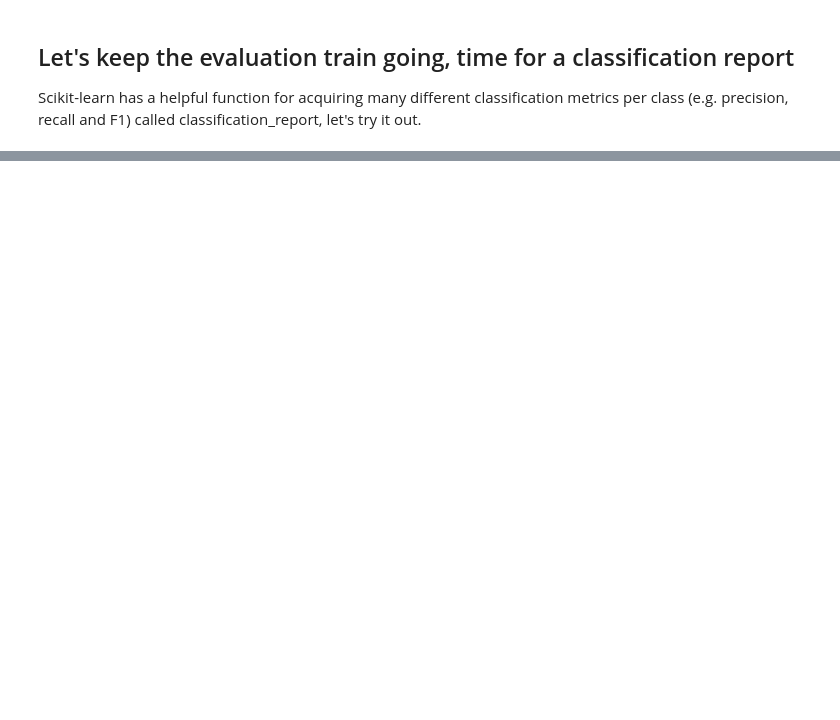
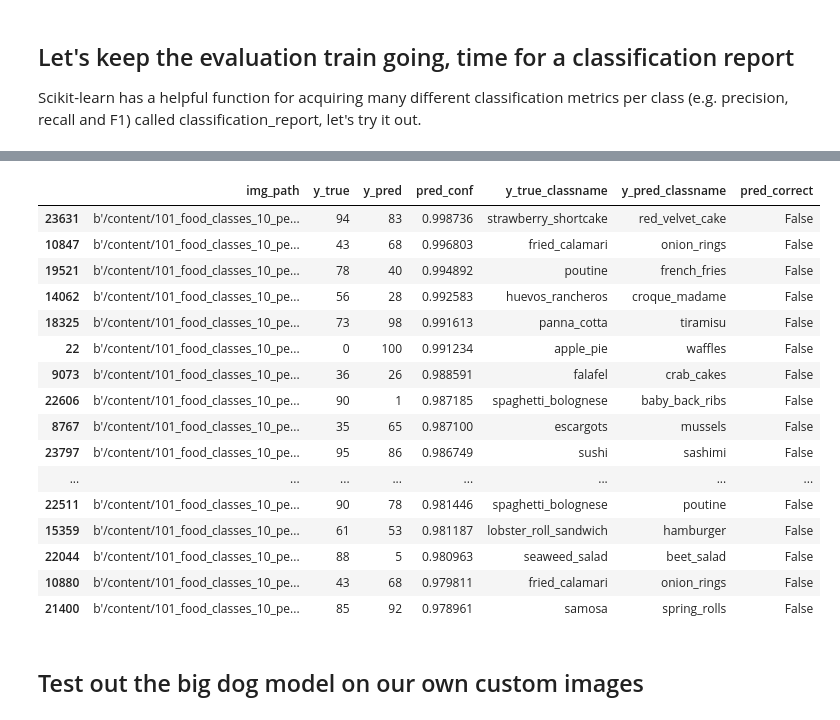
Before and after one commit to Adnan-edu/tensorflow-deep-learning, a Jupyter notebook: 06_transfer_learning_in_tensorflow_part_3_scaling_up.ipynb, the cells around one changed output, grey strips where cells are left out. Drawn from its saved outputs; the diff is of its cells as text; code cells hidden in the pictures; blank space fills up the shorter version.

```diff
--- a/06_transfer_learning_in_tensorflow_part_3_scaling_up.ipynb
+++ b/06_transfer_learning_in_tensorflow_part_3_scaling_up.ipynb
@@ -686,0 +680,7 @@ ax.invert_yaxis(); # reverse the order of our plot
+# %%
+# 1. Get all of the image file paths in the test dataset
+filepaths = []
+for filepath in test_data.list_files("/content/101_food_classes_10_percent/test/*/*.jpg",
+                                     shuffle=False):
+  filepaths.append(filepath.numpy())
+filepaths[:10]
@@ -686,0 +698,10 @@ ax.invert_yaxis(); # reverse the order of our plot
+# %%
+# 2. Create a DataFrame of different parameters for each of our test images
+import pandas as pd
+pred_df = pd.DataFrame({"img_path": filepaths,
+                        "y_true": y_labels,
+                        "y_pred": pred_classes,
+                        "pred_conf": preds_probs.max(axis=1), # get the maximum prediction probability value
+                        "y_true_classname": [class_names[i] for i in y_labels],
+                        "y_pred_classname": [class_names[i] for i in pred_classes]})
+pred_df
@@ -686,0 +722,4 @@ ax.invert_yaxis(); # reverse the order of our plot
+# %%
+# 3. Find out in our DataFrame which predictions are wrong
+pred_df["pred_correct"] = pred_df["y_true"] == pred_df["y_pred"]
+pred_df.head()
@@ -686,0 +733,22 @@ ax.invert_yaxis(); # reverse the order of our plot
+# %%
+# 4. Sort our DataFrame to have most wrong predictions at the top
+top_100_wrong = pred_df[pred_df["pred_correct"] == False].sort_values("pred_conf", ascending=False)[:100]
+top_100_wrong.head(20)
+# %% [output]
+|  | img_path | y_true | y_pred | pred_conf | y_true_classname | y_pred_classname | pred_correct |
+| 23631 | b'/content/101_food_classes_10_pe... | 94 | 83 | 0.998736 | strawberry_shortcake | red_velvet_cake | False |
+| 10847 | b'/content/101_food_classes_10_pe... | 43 | 68 | 0.996803 | fried_calamari | onion_rings | False |
+| 19521 | b'/content/101_food_classes_10_pe... | 78 | 40 | 0.994892 | poutine | french_fries | False |
+| 14062 | b'/content/101_food_classes_10_pe... | 56 | 28 | 0.992583 | huevos_rancheros | croque_madame | False |
+| 18325 | b'/content/101_food_classes_10_pe... | 73 | 98 | 0.991613 | panna_cotta | tiramisu | False |
+| 22 | b'/content/101_food_classes_10_pe... | 0 | 100 | 0.991234 | apple_pie | waffles | False |
+| 9073 | b'/content/101_food_classes_10_pe... | 36 | 26 | 0.988591 | falafel | crab_cakes | False |
+| 22606 | b'/content/101_food_classes_10_pe... | 90 | 1 | 0.987185 | spaghetti_bolognese | baby_back_ribs | False |
+| 8767 | b'/content/101_food_classes_10_pe... | 35 | 65 | 0.987100 | escargots | mussels | False |
+| 23797 | b'/content/101_food_classes_10_pe... | 95 | 86 | 0.986749 | sushi | sashimi | False |
+| ... | ... | ... | ... | ... | ... | ... | ... |
+| 22511 | b'/content/101_food_classes_10_pe... | 90 | 78 | 0.981446 | spaghetti_bolognese | poutine | False |
+| 15359 | b'/content/101_food_classes_10_pe... | 61 | 53 | 0.981187 | lobster_roll_sandwich | hamburger | False |
+| 22044 | b'/content/101_food_classes_10_pe... | 88 | 5 | 0.980963 | seaweed_salad | beet_salad | False |
+| 10880 | b'/content/101_food_classes_10_pe... | 43 | 68 | 0.979811 | fried_calamari | onion_rings | False |
+| 21400 | b'/content/101_food_classes_10_pe... | 85 | 92 | 0.978961 | samosa | spring_rolls | False |
@@ -686,0 +767,2 @@ ax.invert_yaxis(); # reverse the order of our plot
+# %% [markdown]
+## Test out the big dog model on our own custom images
```
Also changed, not shown: parts of 39 cells of this notebook.
